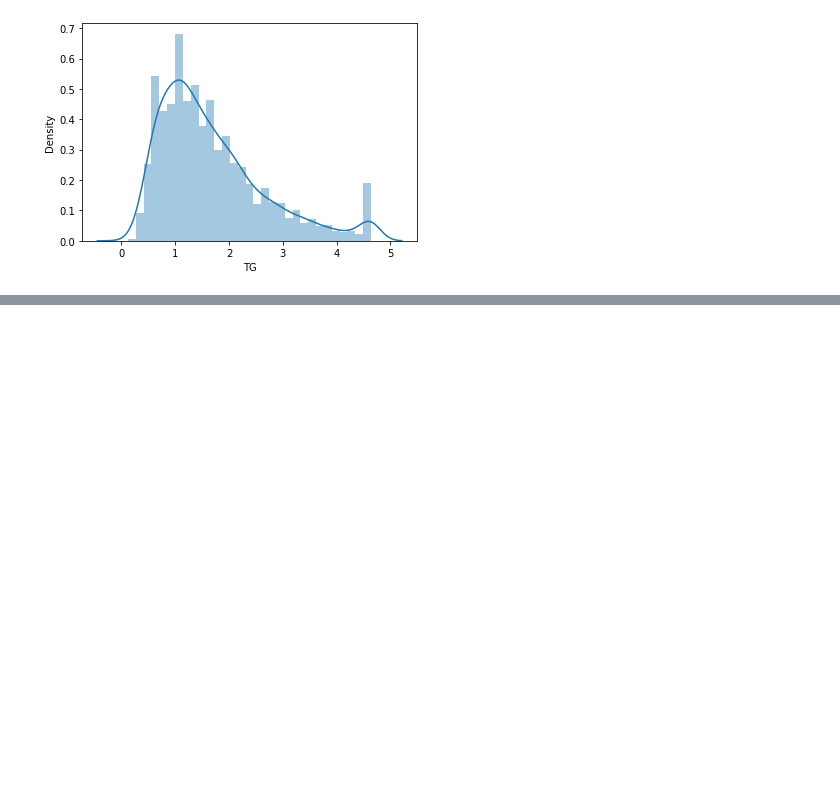
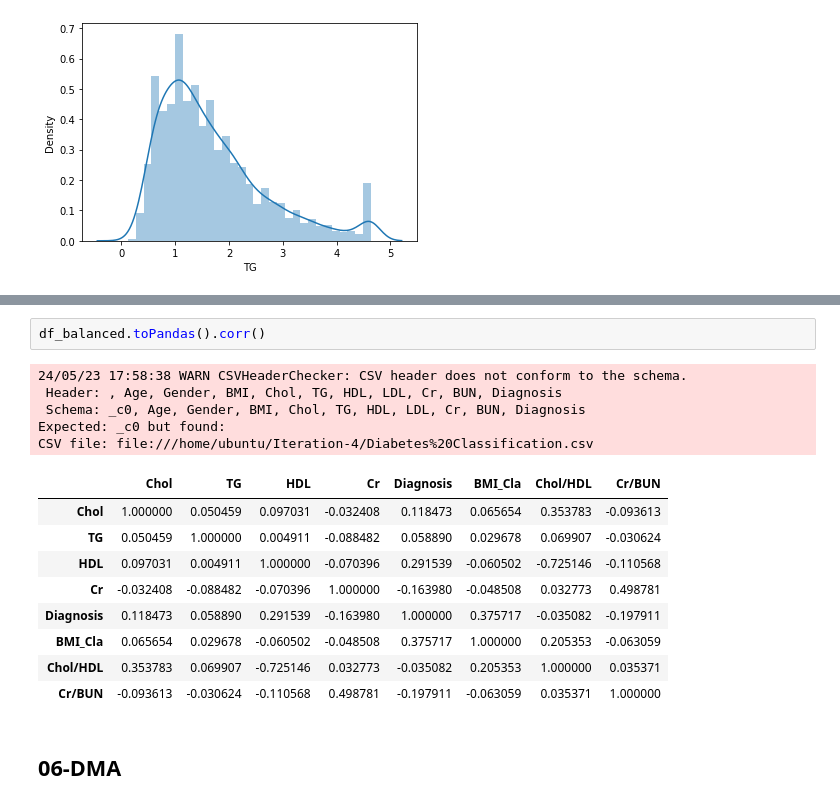
Before and after one commit to shengguima/Iteration-4, a Jupyter notebook: Assignment 4.ipynb, the cells around one changed output, grey strips where cells are left out. Drawn from its saved outputs; the diff is of its cells as text; blank space fills up the shorter version.

```diff
--- a/Assignment 4.ipynb
+++ b/Assignment 4.ipynb
@@ -748,3 +760,22 @@ Expected: _c0 but found:
 CSV file: file:///home/ubuntu/Iteration-4/Diabetes%20Classification.csv
 <AxesSubplot:xlabel='TG', ylabel='Density'>
 [figure]
+# %%
+df_balanced.toPandas().corr()
+# %% [output]
+24/05/23 17:58:38 WARN CSVHeaderChecker: CSV header does not conform to the schema.
+ Header: , Age, Gender, BMI, Chol, TG, HDL, LDL, Cr, BUN, Diagnosis
+ Schema: _c0, Age, Gender, BMI, Chol, TG, HDL, LDL, Cr, BUN, Diagnosis
+Expected: _c0 but found:
+CSV file: file:///home/ubuntu/Iteration-4/Diabetes%20Classification.csv
+|  | Chol | TG | HDL | Cr | Diagnosis | BMI_Cla | Chol/HDL | Cr/BUN |
+| Chol | 1.000000 | 0.050459 | 0.097031 | -0.032408 | 0.118473 | 0.065654 | 0.353783 | -0.093613 |
+| TG | 0.050459 | 1.000000 | 0.004911 | -0.088482 | 0.058890 | 0.029678 | 0.069907 | -0.030624 |
+| HDL | 0.097031 | 0.004911 | 1.000000 | -0.070396 | 0.291539 | -0.060502 | -0.725146 | -0.110568 |
+| Cr | -0.032408 | -0.088482 | -0.070396 | 1.000000 | -0.163980 | -0.048508 | 0.032773 | 0.498781 |
+| Diagnosis | 0.118473 | 0.058890 | 0.291539 | -0.163980 | 1.000000 | 0.375717 | -0.035082 | -0.197911 |
+| BMI_Cla | 0.065654 | 0.029678 | -0.060502 | -0.048508 | 0.375717 | 1.000000 | 0.205353 | -0.063059 |
+| Chol/HDL | 0.353783 | 0.069907 | -0.725146 | 0.032773 | -0.035082 | 0.205353 | 1.000000 | 0.035371 |
+| Cr/BUN | -0.093613 | -0.030624 | -0.110568 | 0.498781 | -0.197911 | -0.063059 | 0.035371 | 1.000000 |
+# %% [markdown]
+## 06-DMA
```
Also changed, not shown: parts of 35 cells of this notebook, 1 other file.
